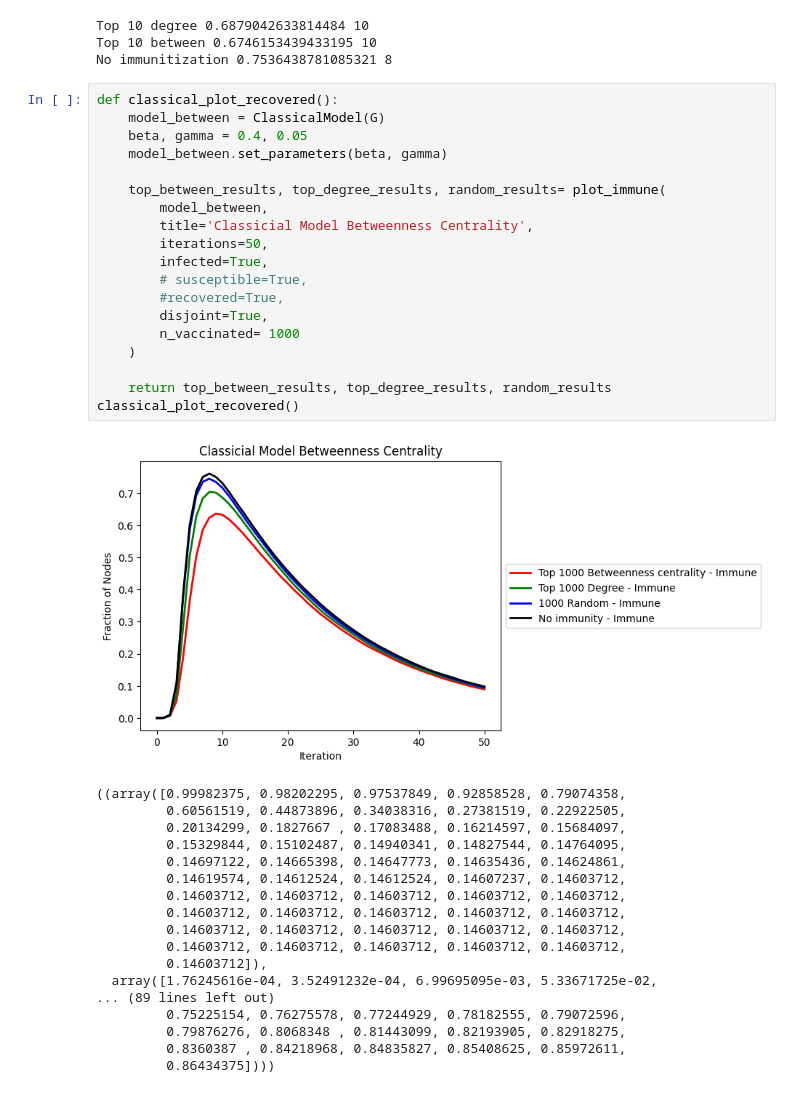
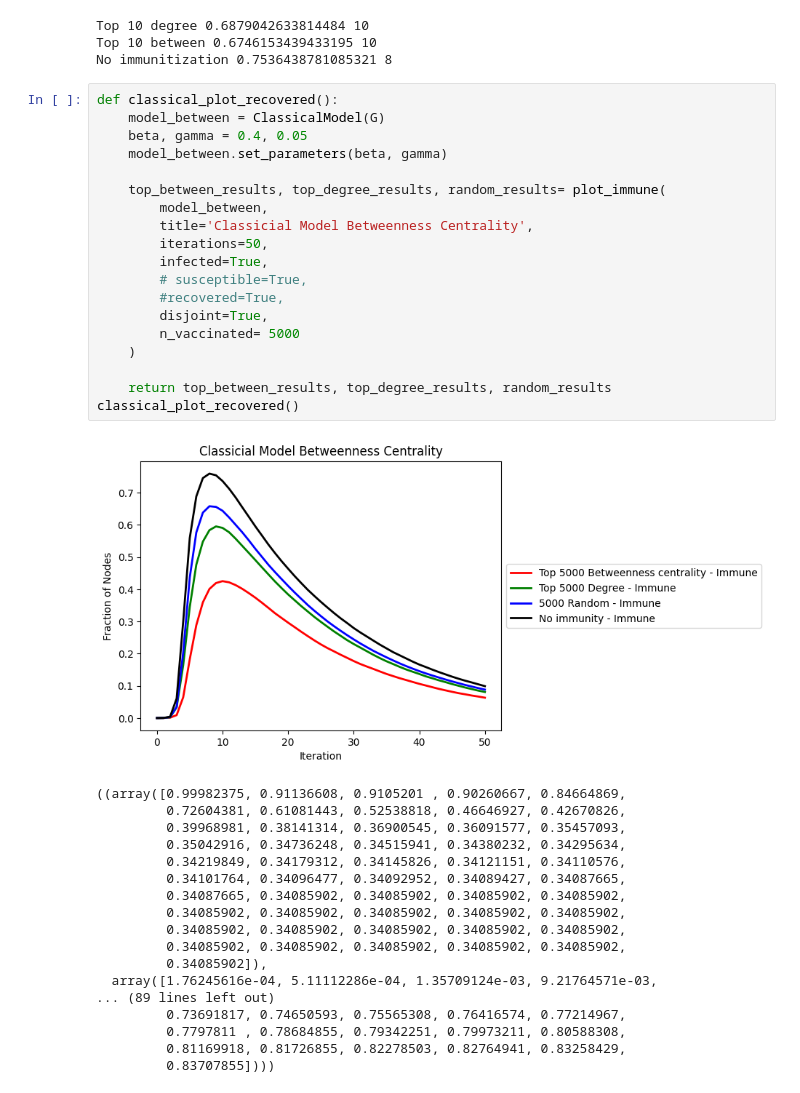
Before and after one commit to NetworkGang/NA-Project, a Jupyter notebook: src/Model_Comparisons.ipynb, the cells around one changed output. Saved outputs shown, nothing was run; the diff lists cells and outputs as text.

```diff
--- a/src/Model_Comparisons.ipynb
+++ b/src/Model_Comparisons.ipynb
@@ -581,41 +581,41 @@ No immunitization 0.7536438781085321 8
 # %%
 def classical_plot_recovered():
     model_between = ClassicalModel(G)
     beta, gamma = 0.4, 0.05
     model_between.set_parameters(beta, gamma)
 
     top_between_results, top_degree_results, random_results= plot_immune(
         model_between,
         title='Classicial Model Betweenness Centrality',
         iterations=50,
         infected=True,
         # susceptible=True,
         #recovered=True,
         disjoint=True,
-        n_vaccinated= 1000
+        n_vaccinated= 5000
     )
 
     return top_between_results, top_degree_results, random_results
 classical_plot_recovered()
 # %% [output]
-[figure, old version]
+[figure, new version]
-((array([0.99982375, 0.98202295, 0.97537849, 0.92858528, 0.79074358,
-         0.60561519, 0.44873896, 0.34038316, 0.27381519, 0.22922505,
-         0.20134299, 0.1827667 , 0.17083488, 0.16214597, 0.15684097,
-         0.15329844, 0.15102487, 0.14940341, 0.14827544, 0.14764095,
-         0.14697122, 0.14665398, 0.14647773, 0.14635436, 0.14624861,
-         0.14619574, 0.14612524, 0.14612524, 0.14607237, 0.14603712,
-         0.14603712, 0.14603712, 0.14603712, 0.14603712, 0.14603712,
-         0.14603712, 0.14603712, 0.14603712, 0.14603712, 0.14603712,
-         0.14603712, 0.14603712, 0.14603712, 0.14603712, 0.14603712,
-         0.14603712, 0.14603712, 0.14603712, 0.14603712, 0.14603712,
-         0.14603712]),
-  array([1.76245616e-04, 3.52491232e-04, 6.99695095e-03, 5.33671725e-02,
+((array([0.99982375, 0.91136608, 0.9105201 , 0.90260667, 0.84664869,
+         0.72604381, 0.61081443, 0.52538818, 0.46646927, 0.42670826,
+         0.39968981, 0.38141314, 0.36900545, 0.36091577, 0.35457093,
+         0.35042916, 0.34736248, 0.34515941, 0.34380232, 0.34295634,
+         0.34219849, 0.34179312, 0.34145826, 0.34121151, 0.34110576,
+         0.34101764, 0.34096477, 0.34092952, 0.34089427, 0.34087665,
+         0.34087665, 0.34085902, 0.34085902, 0.34085902, 0.34085902,
+         0.34085902, 0.34085902, 0.34085902, 0.34085902, 0.34085902,
+         0.34085902, 0.34085902, 0.34085902, 0.34085902, 0.34085902,
+         0.34085902, 0.34085902, 0.34085902, 0.34085902, 0.34085902,
+         0.34085902]),
+  array([1.76245616e-04, 5.11112286e-04, 1.35709124e-03, 9.21764571e-03,
 ... (89 lines left out)
-         0.75225154, 0.76275578, 0.77244929, 0.78182555, 0.79072596,
-         0.79876276, 0.8068348 , 0.81443099, 0.82193905, 0.82918275,
-         0.8360387 , 0.84218968, 0.84835827, 0.85408625, 0.85972611,
-         0.86434375])))
+         0.73691817, 0.74650593, 0.75565308, 0.76416574, 0.77214967,
+         0.7797811 , 0.78684855, 0.79342251, 0.79973211, 0.80588308,
+         0.81169918, 0.81726855, 0.82278503, 0.82764941, 0.83258429,
+         0.83707855])))
 # %%
 def classical_plot_recovered_un():
     model_between = ClassicalModel(G)
```
Also changed, not shown: parts of 3 cells of this notebook, 10 other files.
